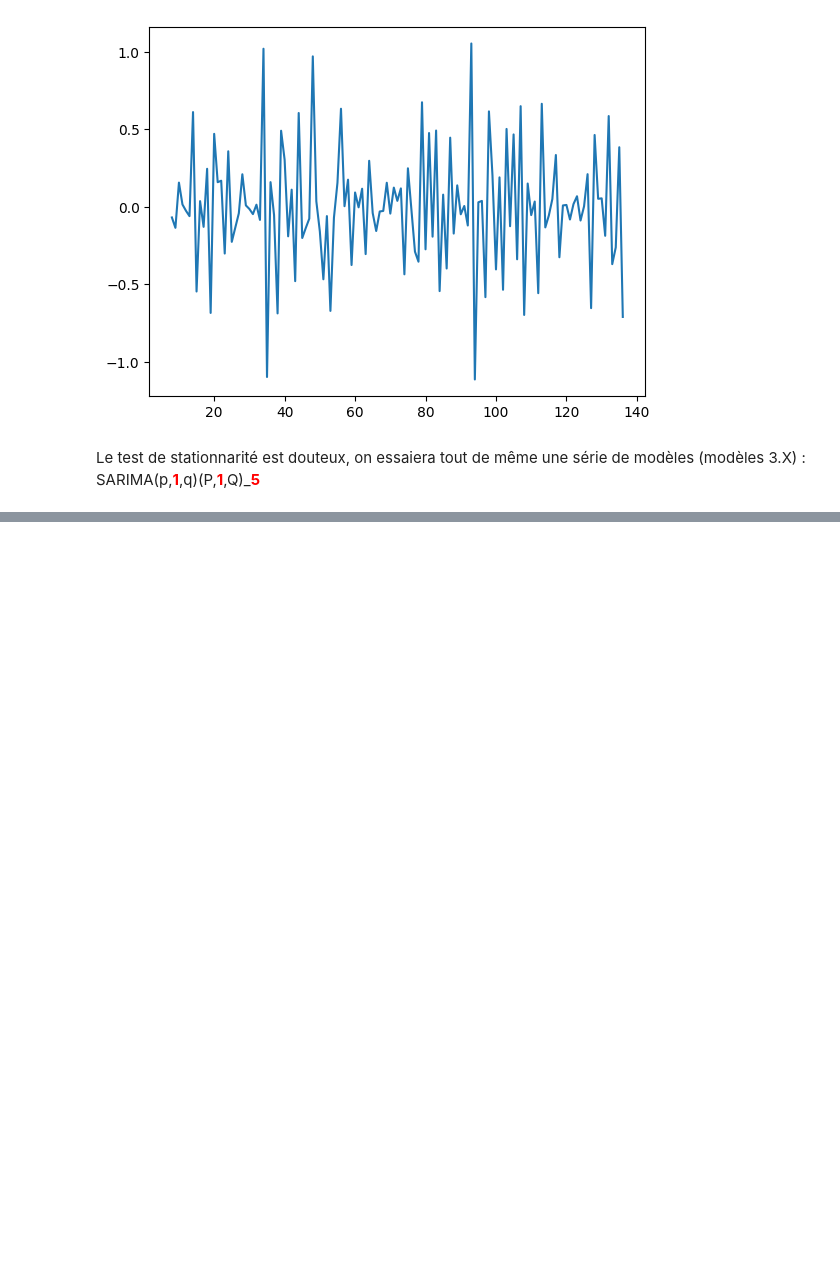
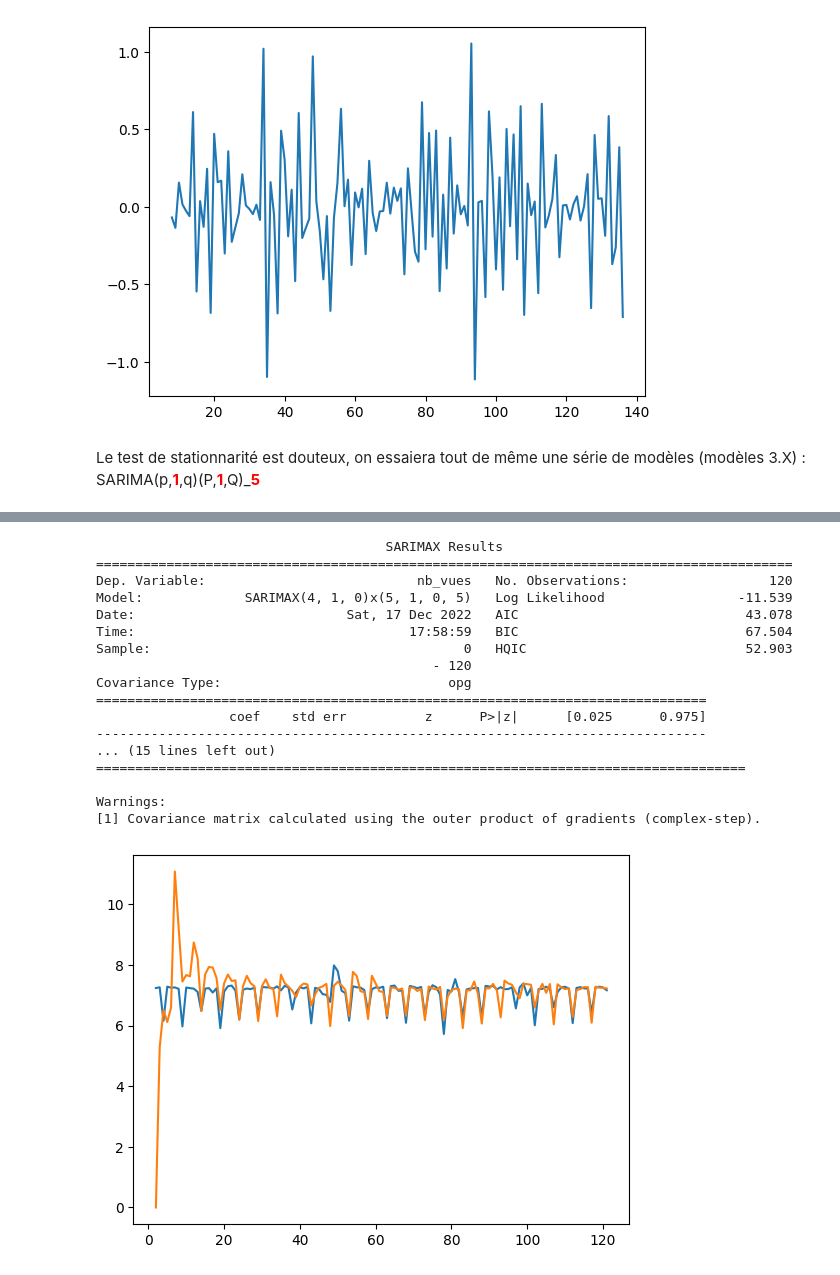
Before and after one commit to kjousselin/M2_serie_chrono, a Jupyter notebook: traitement.ipynb, the cells around one changed output, grey strips where cells are left out. Cells and saved outputs as stored; diff of their text form; code cells hidden in the pictures; blank space fills up the shorter version.

```diff
--- a/traitement.ipynb
+++ b/traitement.ipynb
@@ -275,0 +546,53 @@ SyntaxError: invalid syntax (1035440523.py, line 1)
+# %%
+n_p_t = 3 # Nb de périodes tronquées
+Ldata_tronque = Ldata[:-5*n_p_t]
+# %%
+liste_model = {}
+
+# Un premier modèle :
+liste_model['Mod11'] = sm.tsa.statespace.SARIMAX(Ldata_tronque, order=(7, 0, 0), seasonal_order=(0, 0, 0, 0), trend=None, enforce_stationarity=False, enforce_invertibility=False).fit()
+
+# Modèles de type (d, D) = (0, 1)
+liste_model['Mod21'] = sm.tsa.statespace.SARIMAX(Ldata_tronque, order=(0, 0, 0), seasonal_order=(3, 1, 3, 5), trend=None, enforce_stationarity=False, enforce_invertibility=False).fit()
+liste_model['Mod22'] = sm.tsa.statespace.SARIMAX(Ldata_tronque, order=(3, 0, 4), seasonal_order=(5, 1, 5, 5), trend=None, enforce_stationarity=False, enforce_invertibility=False).fit()
+liste_model['Mod23'] = sm.tsa.statespace.SARIMAX(Ldata_tronque, order=(2, 0, 0), seasonal_order=(3, 1, 3, 5), trend=None, enforce_stationarity=False, enforce_invertibility=False).fit()
+liste_model['Mod24'] = sm.tsa.statespace.SARIMAX(Ldata_tronque, order=(3, 0, 0), seasonal_order=(1, 1, 1, 5), trend=None, enforce_stationarity=False, enforce_invertibility=False).fit()
+
+# Modèles de type (d, D) = (1, 1)
+liste_model['Mod31'] = sm.tsa.statespace.SARIMAX(Ldata_tronque, order=(3, 1, 0), seasonal_order=(0, 1, 0, 5), trend=None, enforce_stationarity=False, enforce_invertibility=False).fit()
+liste_model['Mod32'] = sm.tsa.statespace.SARIMAX(Ldata_tronque, order=(4, 1, 0), seasonal_order=(5, 1, 0, 5), trend=None, enforce_stationarity=False, enforce_invertibility=False).fit()
+liste_model['Mod33'] = sm.tsa.statespace.SARIMAX(Ldata_tronque, order=(0, 1, 0), seasonal_order=(1, 1, 0, 5), trend=None, enforce_stationarity=False, enforce_invertibility=False).fit()
+liste_model['Mod34'] = sm.tsa.statespace.SARIMAX(Ldata_tronque, order=(0, 1, 0), seasonal_order=(2, 1, 0, 5), trend=None, enforce_stationarity=False, enforce_invertibility=False).fit()
+liste_model['Mod35'] = sm.tsa.statespace.SARIMAX(Ldata_tronque, order=(1, 1, 0), seasonal_order=(1, 1, 1, 5), trend=None, enforce_stationarity=False, enforce_invertibility=False).fit()
+
+# Autres modèles proposés par AutoArima
+liste_model['Mod41'] = sm.tsa.statespace.SARIMAX(Ldata_tronque, order=(2, 1, 2), seasonal_order=(1, 1, 0, 5), trend=None, enforce_stationarity=False, enforce_invertibility=False).fit()
+liste_model['Mod42'] = sm.tsa.statespace.SARIMAX(Ldata_tronque, order=(0, 0, 2), seasonal_order=(1, 1, 0, 5), trend=None, enforce_stationarity=False, enforce_invertibility=False).fit()
+liste_model['Mod43'] = sm.tsa.statespace.SARIMAX(Ldata_tronque, order=(0, 0, 2), seasonal_order=(0, 0, 5, 5), trend=None, enforce_stationarity=False, enforce_invertibility=False).fit()
+liste_model['Mod44'] = sm.tsa.statespace.SARIMAX(Ldata_tronque, order=(1, 1, 2), seasonal_order=(1, 0, 0, 5), trend=None, enforce_stationarity=False, enforce_invertibility=False).fit()
+# %%
+# Voici un résumé obtenu pour l'un des modèles
+print(liste_model['Mod32'].summary())
+Fig = Ldata_tronque.plot()
+liste_model['Mod32'].fittedvalues.plot(ax = Fig)
+Fig.figure
+plt.show()
+# %% [output]
+                                     SARIMAX Results
+=========================================================================================
+Dep. Variable:                           nb_vues   No. Observations:                  120
+Model:             SARIMAX(4, 1, 0)x(5, 1, 0, 5)   Log Likelihood                 -11.539
+Date:                           Sat, 17 Dec 2022   AIC                             43.078
+Time:                                   17:58:59   BIC                             67.504
+Sample:                                        0   HQIC                            52.903
+                                           - 120
+Covariance Type:                             opg
+==============================================================================
+                 coef    std err          z      P>|z|      [0.025      0.975]
+------------------------------------------------------------------------------
+... (15 lines left out)
+===================================================================================
+
+Warnings:
+[1] Covariance matrix calculated using the outer product of gradients (complex-step).
+[figure, added]
```
Also changed, not shown: parts of 31 cells of this notebook, 1 other file.
